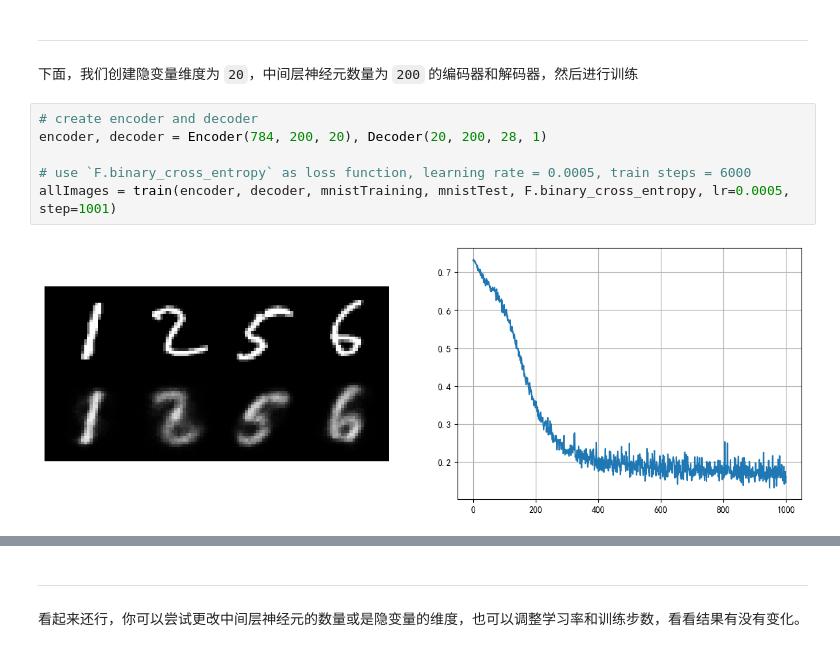
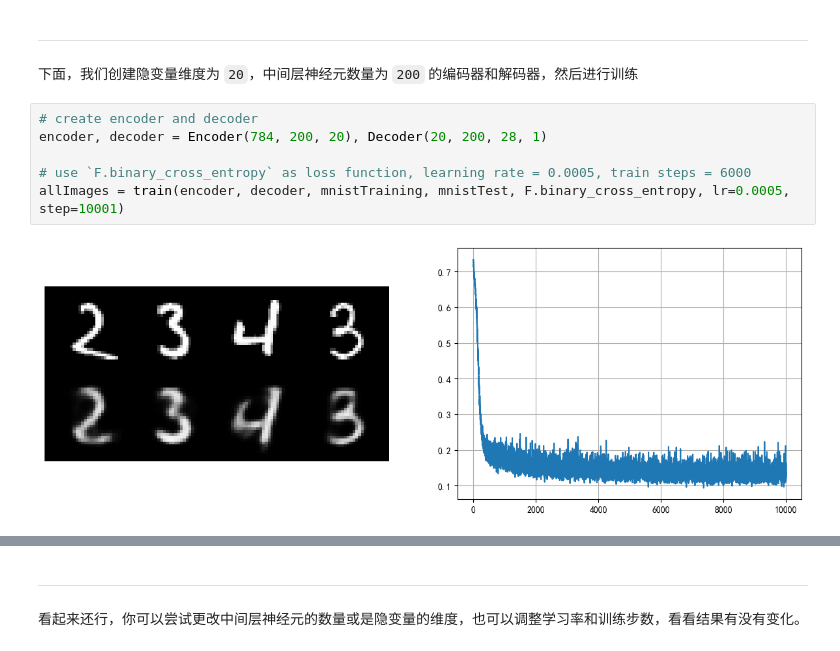
Before and after one commit to 421zuoduan/AI-experiment-I, a Jupyter notebook: 实验4/实验4/AutoEncoder.ipynb, the cells around one changed output, grey strips where cells are left out. Drawn from its saved outputs; the diff is of its cells as text.

```diff
--- a/实验4/实验4/AutoEncoder.ipynb
+++ b/实验4/实验4/AutoEncoder.ipynb
@@ -413,8 +413,8 @@ def train(encoder: nn.Module, decoder: nn.Module, trainDataset, testDataset, los
 # %%
 # create encoder and decoder
 encoder, decoder = Encoder(784, 200, 20), Decoder(20, 200, 28, 1)
 
 # use `F.binary_cross_entropy` as loss function, learning rate = 0.0005, train steps = 6000
-allImages = train(encoder, decoder, mnistTraining, mnistTest, F.binary_cross_entropy, lr=0.0005, step=1001)
+allImages = train(encoder, decoder, mnistTraining, mnistTest, F.binary_cross_entropy, lr=0.0005, step=10001)
 # %% [output]
-[figure, old version]
+[figure, new version]
```
Also changed, not shown: parts of 6 cells of this notebook, 18 other files.
